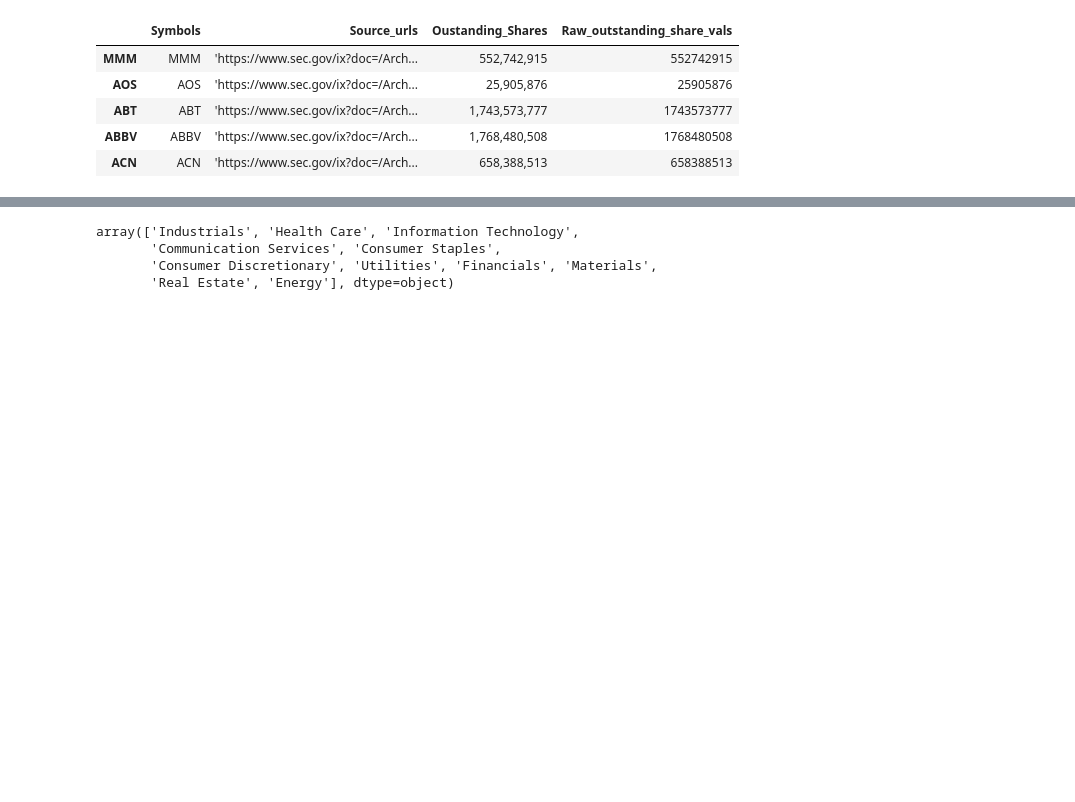
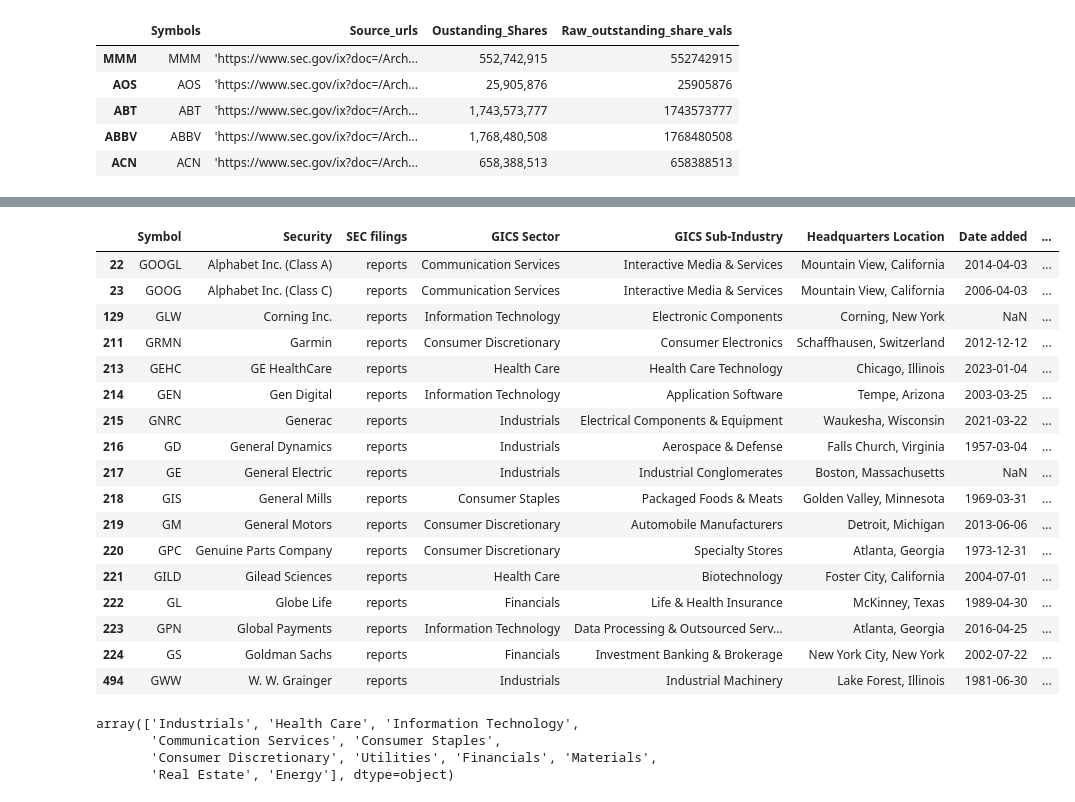
Before and after one commit to Maphikza/turbo-tribble, a Jupyter notebook: news.ipynb, the cells around one changed output, grey strips where cells are left out. Cells and saved outputs as stored; diff of their text form; code cells hidden in the pictures; blank space fills up the shorter version.

```diff
--- a/news.ipynb
+++ b/news.ipynb
@@ -43,3 +43,24 @@ data.head(2)
+# %%
+data[data.Symbol.str.startswith("G")]
+# %% [output]
+|  | Symbol | Security | SEC filings | GICS Sector | GICS Sub-Industry | Headquarters Location | Date added | ... |
+| 22 | GOOGL | Alphabet Inc. (Class A) | reports | Communication Services | Interactive Media & Services | Mountain View, California | 2014-04-03 | ... |
+| 23 | GOOG | Alphabet Inc. (Class C) | reports | Communication Services | Interactive Media & Services | Mountain View, California | 2006-04-03 | ... |
+| 129 | GLW | Corning Inc. | reports | Information Technology | Electronic Components | Corning, New York | NaN | ... |
+| 211 | GRMN | Garmin | reports | Consumer Discretionary | Consumer Electronics | Schaffhausen, Switzerland | 2012-12-12 | ... |
+| 213 | GEHC | GE HealthCare | reports | Health Care | Health Care Technology | Chicago, Illinois | 2023-01-04 | ... |
+| 214 | GEN | Gen Digital | reports | Information Technology | Application Software | Tempe, Arizona | 2003-03-25 | ... |
+| 215 | GNRC | Generac | reports | Industrials | Electrical Components & Equipment | Waukesha, Wisconsin | 2021-03-22 | ... |
+| 216 | GD | General Dynamics | reports | Industrials | Aerospace & Defense | Falls Church, Virginia | 1957-03-04 | ... |
+| 217 | GE | General Electric | reports | Industrials | Industrial Conglomerates | Boston, Massachusetts | NaN | ... |
+| 218 | GIS | General Mills | reports | Consumer Staples | Packaged Foods & Meats | Golden Valley, Minnesota | 1969-03-31 | ... |
+| 219 | GM | General Motors | reports | Consumer Discretionary | Automobile Manufacturers | Detroit, Michigan | 2013-06-06 | ... |
+| 220 | GPC | Genuine Parts Company | reports | Consumer Discretionary | Specialty Stores | Atlanta, Georgia | 1973-12-31 | ... |
+| 221 | GILD | Gilead Sciences | reports | Health Care | Biotechnology | Foster City, California | 2004-07-01 | ... |
+| 222 | GL | Globe Life | reports | Financials | Life & Health Insurance | McKinney, Texas | 1989-04-30 | ... |
+| 223 | GPN | Global Payments | reports | Information Technology | Data Processing & Outsourced Serv... | Atlanta, Georgia | 2016-04-25 | ... |
+| 224 | GS | Goldman Sachs | reports | Financials | Investment Banking & Brokerage | New York City, New York | 2002-07-22 | ... |
+| 494 | GWW | W. W. Grainger | reports | Industrials | Industrial Machinery | Lake Forest, Illinois | 1981-06-30 | ... |
 # %%
 data["GICS Sector"].unique()
 # %% [output]
```
Also changed, not shown: parts of 20 cells of this notebook.
